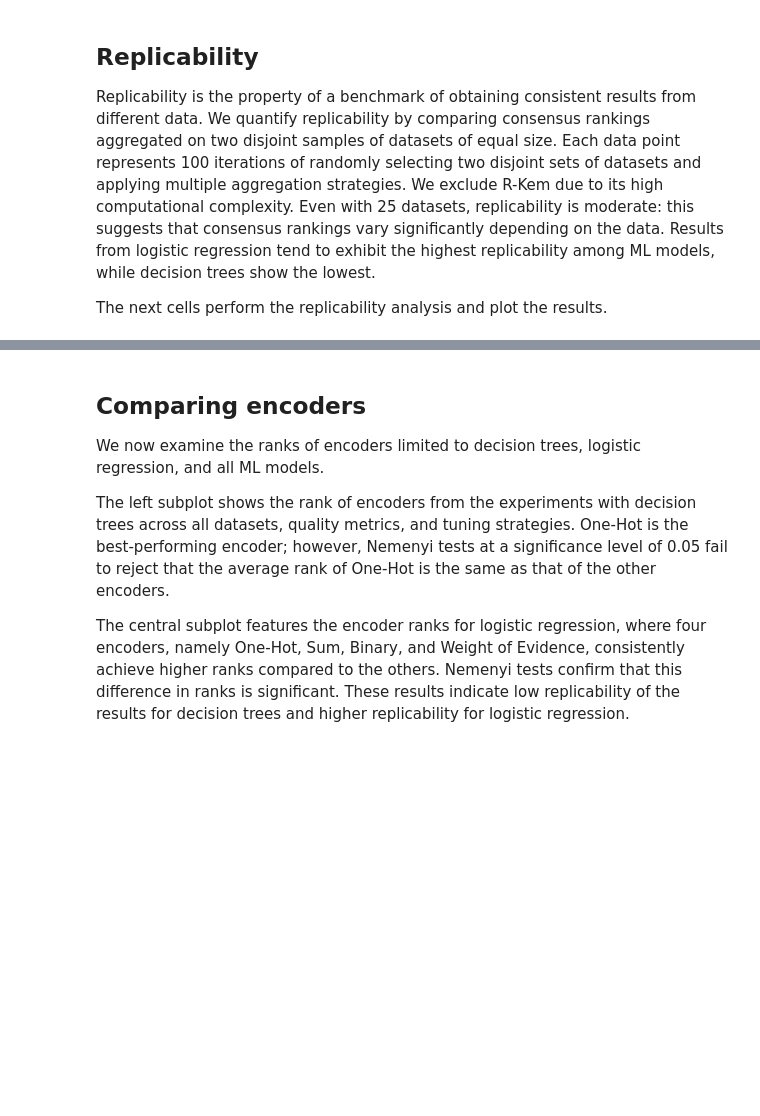
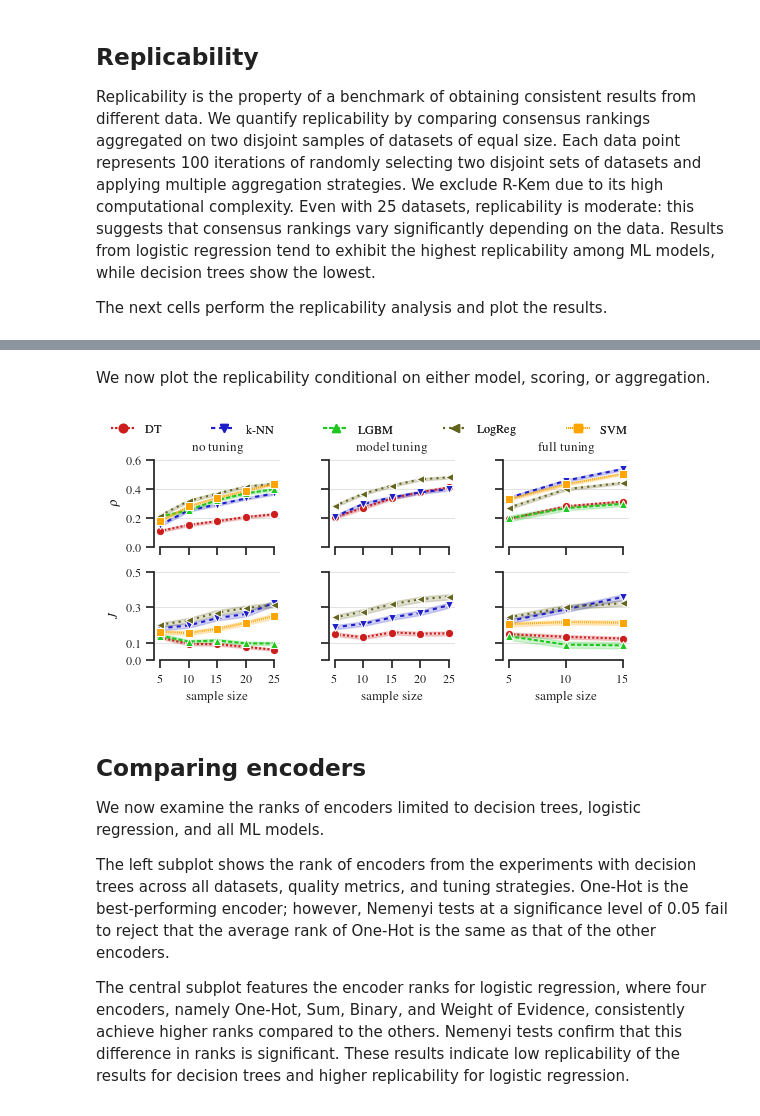
Before and after one commit to DrCohomology/EncoderBenchmarking, a Jupyter notebook: analysis/result_analysis.ipynb, the cells around one changed output, grey strips where cells are left out. Cells and saved outputs as stored; diff of their text form; code cells hidden in the pictures; blank space fills up the shorter version.

```diff
--- a/analysis/result_analysis.ipynb
+++ b/analysis/result_analysis.ipynb
@@ -169,3 +235,13 @@ u.lineplot_replicability(hue="model", show=True)
+# %% [markdown]
+We now plot the replicability conditional on either model, scoring, or aggregation.
+# %%
+factor = "model"
+fig = u.lineplot_replicability(sample_df_sim, hue=factor, show=True)
+
+fig.savefig(u.FIGURES_DIR / f"lineplot_replicability_{factor}.pdf")
+plt.show()
+# %% [output]
+[figure, added]
 # %% [markdown]
 ## Comparing encoders
 We now examine the ranks of encoders limited to decision trees, logistic regression, and all ML models.
```
Also changed, not shown: parts of 26 cells of this notebook, 54 other files.
